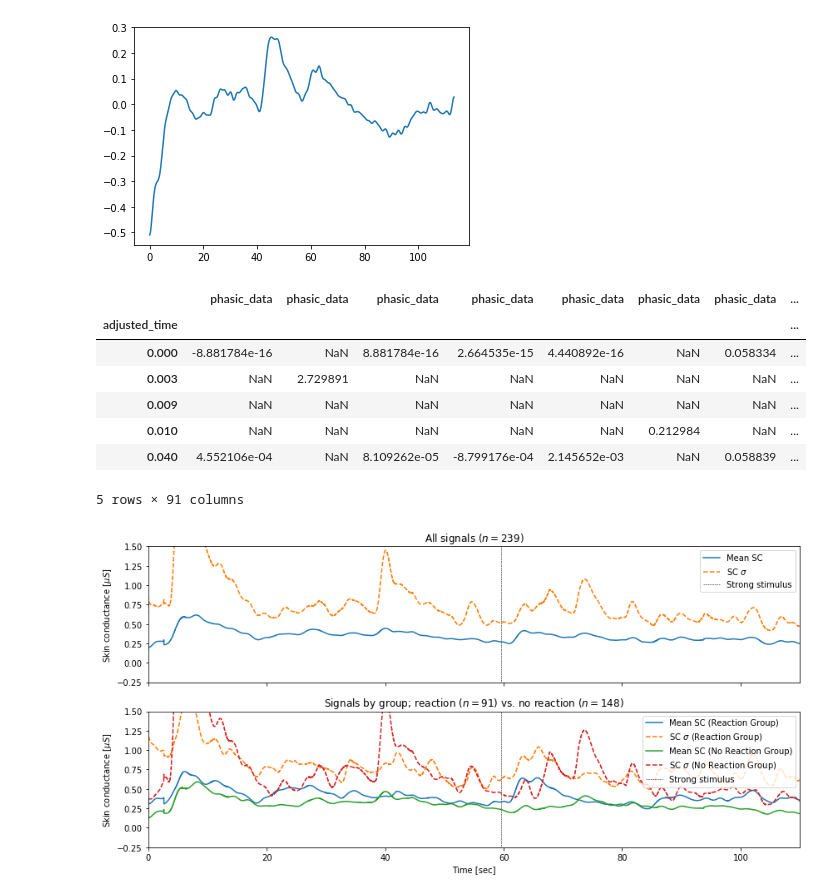
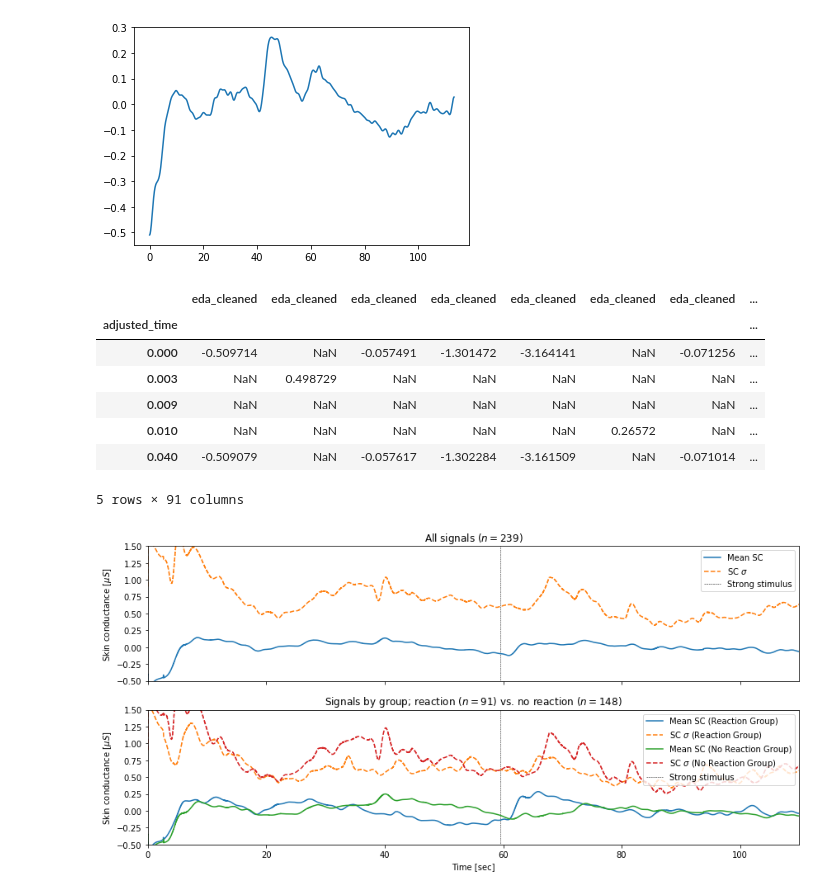
Before and after one commit to brennon/eim-analysis, a Jupyter notebook: Hallelujah_Effect/miscellaneous/aggregate-sc-signals/aggregate-sc-signals-hallelujah.ipynb, the cells around one changed output. Cells and saved outputs as stored; diff of their text form; code cells hidden in the pictures.

```diff
--- a/Hallelujah_Effect/miscellaneous/aggregate-sc-signals/aggregate-sc-signals-hallelujah.ipynb
+++ b/Hallelujah_Effect/miscellaneous/aggregate-sc-signals/aggregate-sc-signals-hallelujah.ipynb
@@ -23,7 +23,7 @@ with open(creds_path, 'r') as stream:
 # %%
 client = pymongo.MongoClient(host='eim-data.musicsensorsemotion.com', port=27017,
                              username=creds['username'], password=creds['password'],
-                             authSource='admin', ssl=True)
+                             authSource='admin', ssl=False)
 db = client.eim
 # %%
 data_root = Path('../../neural_nets/fastai/data')
@@ -108,18 +108,18 @@ eda_no_reaction_taiwan_dfs = [df.set_index('adjusted_time') for df in eda_no_rea
 # %%
 # eda_reaction_dublin_df = pd.concat([df.phasic_data for df in eda_reaction_dublin_dfs], axis=1)
 # eda_no_reaction_dublin_df = pd.concat([df.phasic_data for df in eda_no_reaction_dublin_dfs], axis=1)
-eda_reaction_taiwan_df = pd.concat([df.phasic_data for df in eda_reaction_taiwan_dfs], axis=1)
-eda_no_reaction_taiwan_df = pd.concat([df.phasic_data for df in eda_no_reaction_taiwan_dfs], axis=1)
+eda_reaction_taiwan_df = pd.concat([df.eda_cleaned for df in eda_reaction_taiwan_dfs], axis=1)
+eda_no_reaction_taiwan_df = pd.concat([df.eda_cleaned for df in eda_no_reaction_taiwan_dfs], axis=1)
 # %%
 eda_reaction_taiwan_df.head()
 # %% [output]
-|  | phasic_data | phasic_data | phasic_data | phasic_data | phasic_data | phasic_data | phasic_data | ... |
+|  | eda_cleaned | eda_cleaned | eda_cleaned | eda_cleaned | eda_cleaned | eda_cleaned | eda_cleaned | ... |
 | adjusted_time |  |  |  |  |  |  |  | ... |
-| 0.000 | -8.881784e-16 | NaN | 8.881784e-16 | 2.664535e-15 | 4.440892e-16 | NaN | 0.058334 | ... |
-| 0.003 | NaN | 2.729891 | NaN | NaN | NaN | NaN | NaN | ... |
+| 0.000 | -0.509714 | NaN | -0.057491 | -1.301472 | -3.164141 | NaN | -0.071256 | ... |
+| 0.003 | NaN | 0.498729 | NaN | NaN | NaN | NaN | NaN | ... |
 | 0.009 | NaN | NaN | NaN | NaN | NaN | NaN | NaN | ... |
-| 0.010 | NaN | NaN | NaN | NaN | NaN | 0.212984 | NaN | ... |
-| 0.040 | 4.552106e-04 | NaN | 8.109262e-05 | -8.799176e-04 | 2.145652e-03 | NaN | 0.058839 | ... |
+| 0.010 | NaN | NaN | NaN | NaN | NaN | 0.26572 | NaN | ... |
+| 0.040 | -0.509079 | NaN | -0.057617 | -1.302284 | -3.161509 | NaN | -0.071014 | ... |
 5 rows × 91 columns
 # %%
 # eda_reaction_dublin_df = eda_reaction_dublin_df.interpolate(method='nearest')
@@ -138,36 +138,36 @@ eda_no_reaction_df = eda_no_reaction_df.interpolate(method='nearest')
 # all_signals_df = all_signals_df.interpolate(method='nearest')
 
 all_signals_df = pd.concat([eda_reaction_df, eda_no_reaction_df], axis=1)
 all_signals_df = all_signals_df.interpolate(method='nearest')
 
 ax[0].plot(all_signals_df.index, all_signals_df.mean(axis=1), label='Mean SC')
 ax[0].plot(all_signals_df.index, all_signals_df.std(axis=1), '--', label=r'SC $\sigma$')
 ax[0].vlines([59.53], -10, 10, linestyles=['--'], lw=0.5, label='Strong stimulus')
 ax[0].set_ylabel(r'Skin conductance [$\mu S$]')
 ax[0].set_title(r'All signals ($n={}$)'.format(all_signals_df.shape[1]))
 ax[0].legend()
 
 ax[1].plot(eda_reaction_df.index, eda_reaction_df.mean(axis=1), label='Mean SC (Reaction Group)')
 ax[1].plot(eda_reaction_df.index, eda_reaction_df.std(axis=1),
            '--', label=r'SC $\sigma$ (Reaction Group)')
 ax[1].plot(eda_no_reaction_df.index, eda_no_reaction_df.mean(axis=1), label='Mean SC (No Reaction Group)')
 ax[1].plot(eda_no_reaction_df.index, eda_no_reaction_df.std(axis=1),
            '--', label=r'SC $\sigma$ (No Reaction Group)')
 ax[1].vlines([59.53], -10, 10, linestyles=['--'], lw=0.5, label='Strong stimulus')
 ax[1].set_xlabel('Time [sec]')
 ax[1].set_ylabel(r'Skin conductance [$\mu S$]')
 ax[1].set_title('Signals by group; reaction ($n={}$) vs. no reaction ($n={}$)'.format(eda_reaction_df.shape[1], eda_no_reaction_df.shape[1]))
 ax[1].legend()
 
 plt.xlim([0,110])
-plt.ylim([-0.25, 1.5])
+plt.ylim([-0.5, 1.5])
 
 # plt.suptitle('Skin Conductance Signals for Jeff Buckley\'s "Hallelujah"', y=1.025)
 
 plt.tight_layout()
-plt.savefig('hallelujah_reaction_hallelujah_signals.pdf')
+plt.savefig('hallelujah_reaction_hallelujah_signals_eda_cleaned.pdf')
 # %% [output]
-[figure, old version]
+[figure, new version]
 # %%
 fix, ax = plt.subplots(2, 1, sharex=True, sharey=True, figsize=(12,6))
 
```
Also changed, not shown: parts of 1 cell of this notebook, 13 other files.
